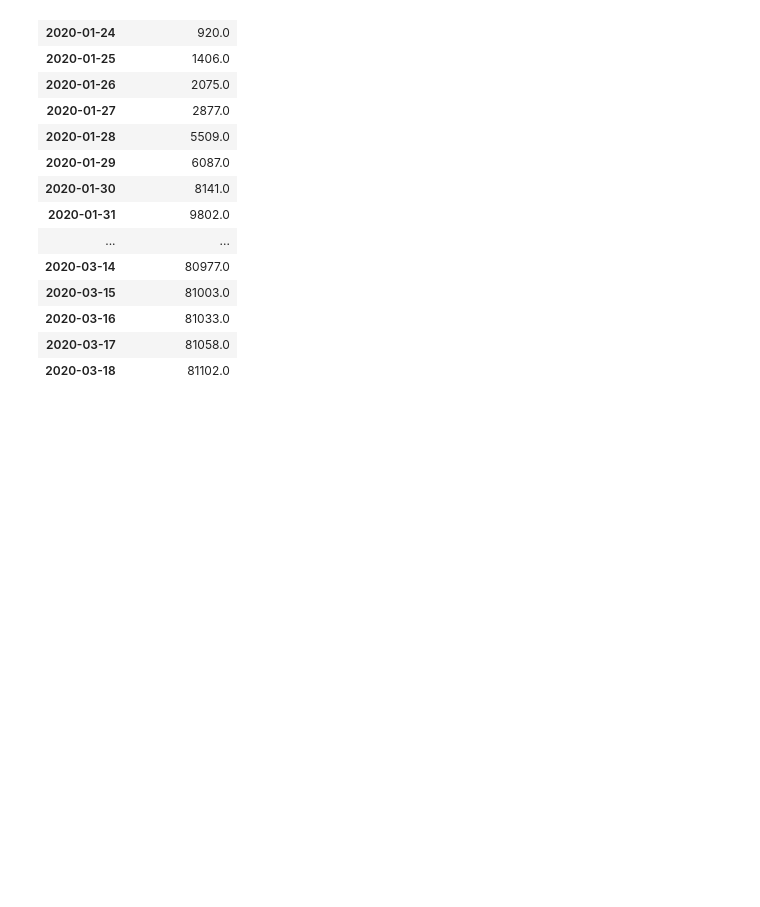
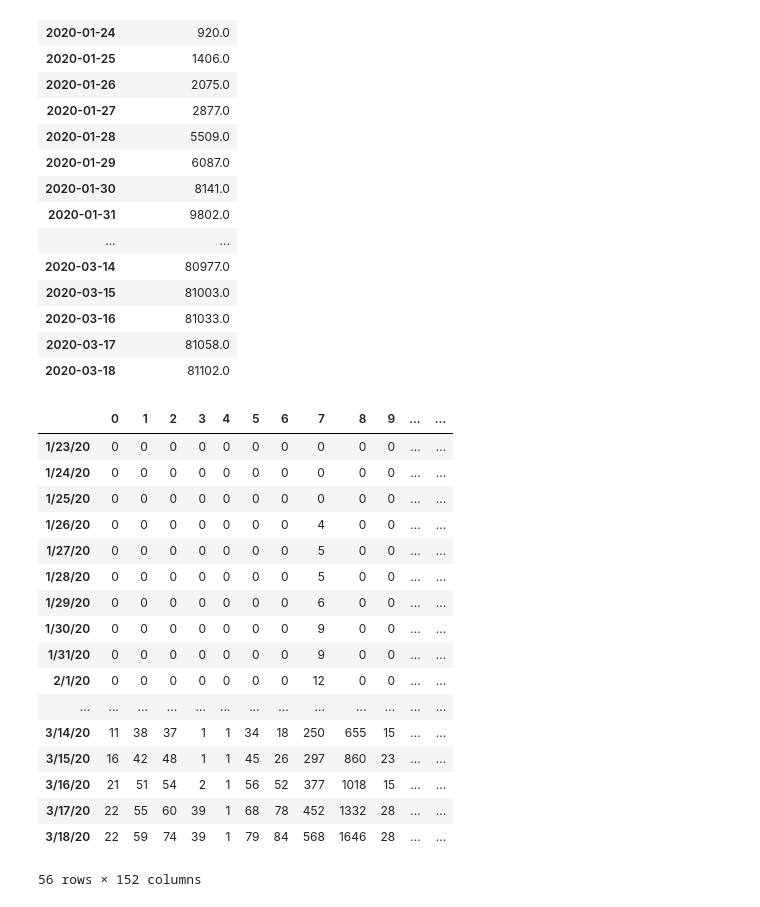
Before and after one commit to Skye-FY/Ironhack_Final_Project, a Jupyter notebook: code/LSTMfunc.ipynb, the cells around one changed output. Cells and saved outputs as stored; diff of their text form; code cells hidden in the pictures; blank space fills up the shorter version.

```diff
--- a/code/LSTMfunc.ipynb
+++ b/code/LSTMfunc.ipynb
@@ -416,3 +402,25 @@ def getRegional(region1,data):
     return r1_df, rest_df, con
 # %%
 us_df, non_us, us_com = getRegional('US',cv)
+# %%
+a = cv.groupby('Country/Region').agg('sum').reset_index()
+a.T[1:][3:]
+# %% [output]
+|  | 0 | 1 | 2 | 3 | 4 | 5 | 6 | 7 | 8 | 9 | ... | ... |
+| 1/23/20 | 0 | 0 | 0 | 0 | 0 | 0 | 0 | 0 | 0 | 0 | ... | ... |
+| 1/24/20 | 0 | 0 | 0 | 0 | 0 | 0 | 0 | 0 | 0 | 0 | ... | ... |
+| 1/25/20 | 0 | 0 | 0 | 0 | 0 | 0 | 0 | 0 | 0 | 0 | ... | ... |
+| 1/26/20 | 0 | 0 | 0 | 0 | 0 | 0 | 0 | 4 | 0 | 0 | ... | ... |
+| 1/27/20 | 0 | 0 | 0 | 0 | 0 | 0 | 0 | 5 | 0 | 0 | ... | ... |
+| 1/28/20 | 0 | 0 | 0 | 0 | 0 | 0 | 0 | 5 | 0 | 0 | ... | ... |
+| 1/29/20 | 0 | 0 | 0 | 0 | 0 | 0 | 0 | 6 | 0 | 0 | ... | ... |
+| 1/30/20 | 0 | 0 | 0 | 0 | 0 | 0 | 0 | 9 | 0 | 0 | ... | ... |
+| 1/31/20 | 0 | 0 | 0 | 0 | 0 | 0 | 0 | 9 | 0 | 0 | ... | ... |
+| 2/1/20 | 0 | 0 | 0 | 0 | 0 | 0 | 0 | 12 | 0 | 0 | ... | ... |
+| ... | ... | ... | ... | ... | ... | ... | ... | ... | ... | ... | ... | ... |
+| 3/14/20 | 11 | 38 | 37 | 1 | 1 | 34 | 18 | 250 | 655 | 15 | ... | ... |
+| 3/15/20 | 16 | 42 | 48 | 1 | 1 | 45 | 26 | 297 | 860 | 23 | ... | ... |
+| 3/16/20 | 21 | 51 | 54 | 2 | 1 | 56 | 52 | 377 | 1018 | 15 | ... | ... |
+| 3/17/20 | 22 | 55 | 60 | 39 | 1 | 68 | 78 | 452 | 1332 | 28 | ... | ... |
+| 3/18/20 | 22 | 59 | 74 | 39 | 1 | 79 | 84 | 568 | 1646 | 28 | ... | ... |
+56 rows × 152 columns
```
Also changed, not shown: parts of 6 cells of this notebook, 9 other files.
